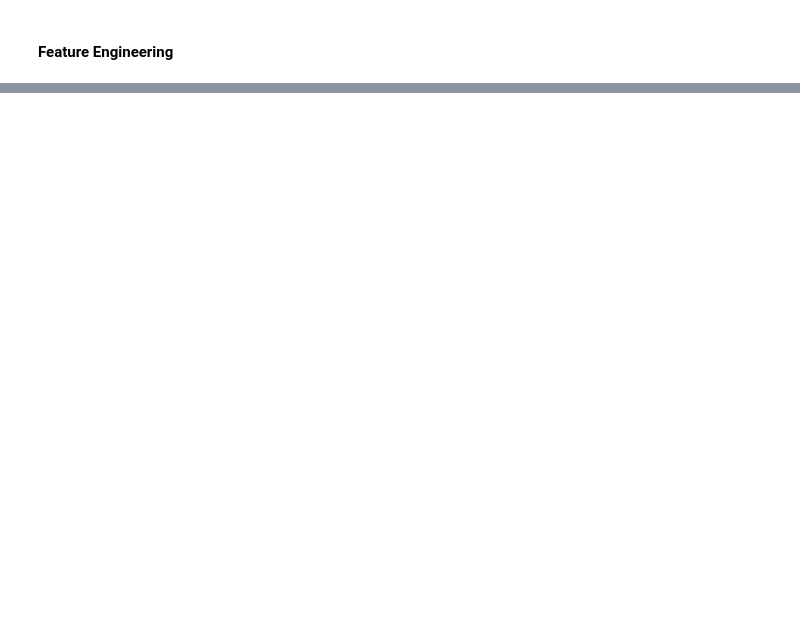
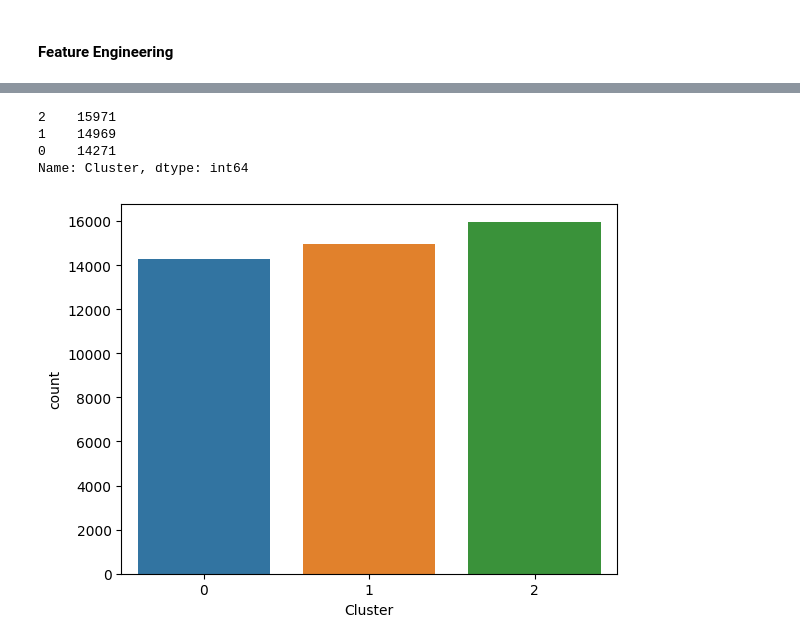
Before and after one commit to kayodeolusanya/Nexus-Bank-Customer-Segmentation-Project, a Jupyter notebook: Nexus_Bank_Customer_Segmentation_Project.ipynb, the cells around one changed output, grey strips where cells are left out. Saved outputs shown, nothing was run; the diff lists cells and outputs as text; code cells hidden in the pictures; blank space fills up the shorter version.

```diff
--- a/Nexus_Bank_Customer_Segmentation_Project.ipynb
+++ b/Nexus_Bank_Customer_Segmentation_Project.ipynb
@@ -401,0 +414,10 @@ array([ 5,  6,  7,  8,  9, 12, 13, 14, 15, 16, 19, 20, 21, 23, 26, 27, 28,
+# %%
+#   Visualizing the ´Customer count for each cluster
+sns.countplot(x='Cluster', data=ml_df)
+print(df['Cluster'].value_counts())
+# %% [output]
+2    15971
+1    14969
+0    14271
+Name: Cluster, dtype: int64
+[figure, added]
```
Also changed, not shown: parts of 11 cells of this notebook.
